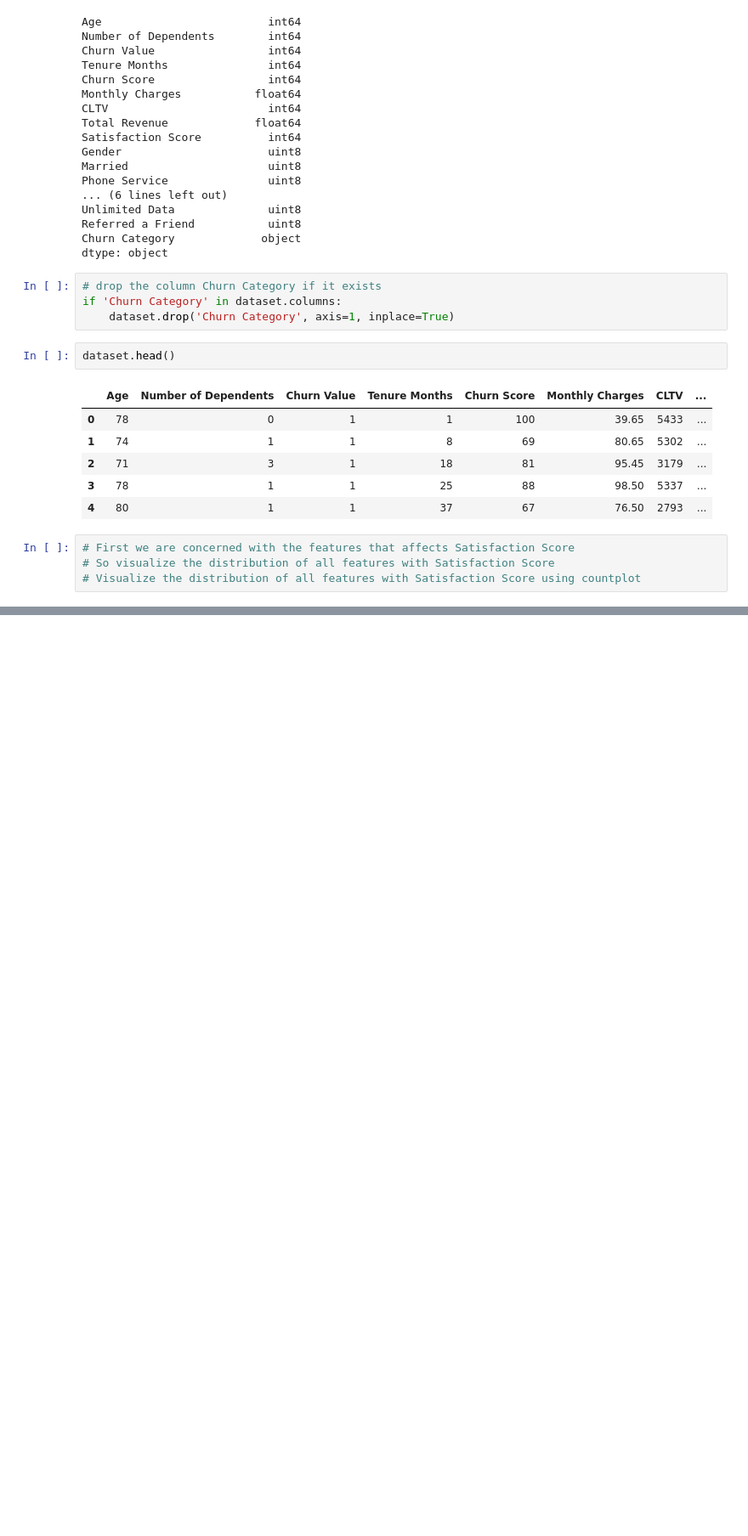
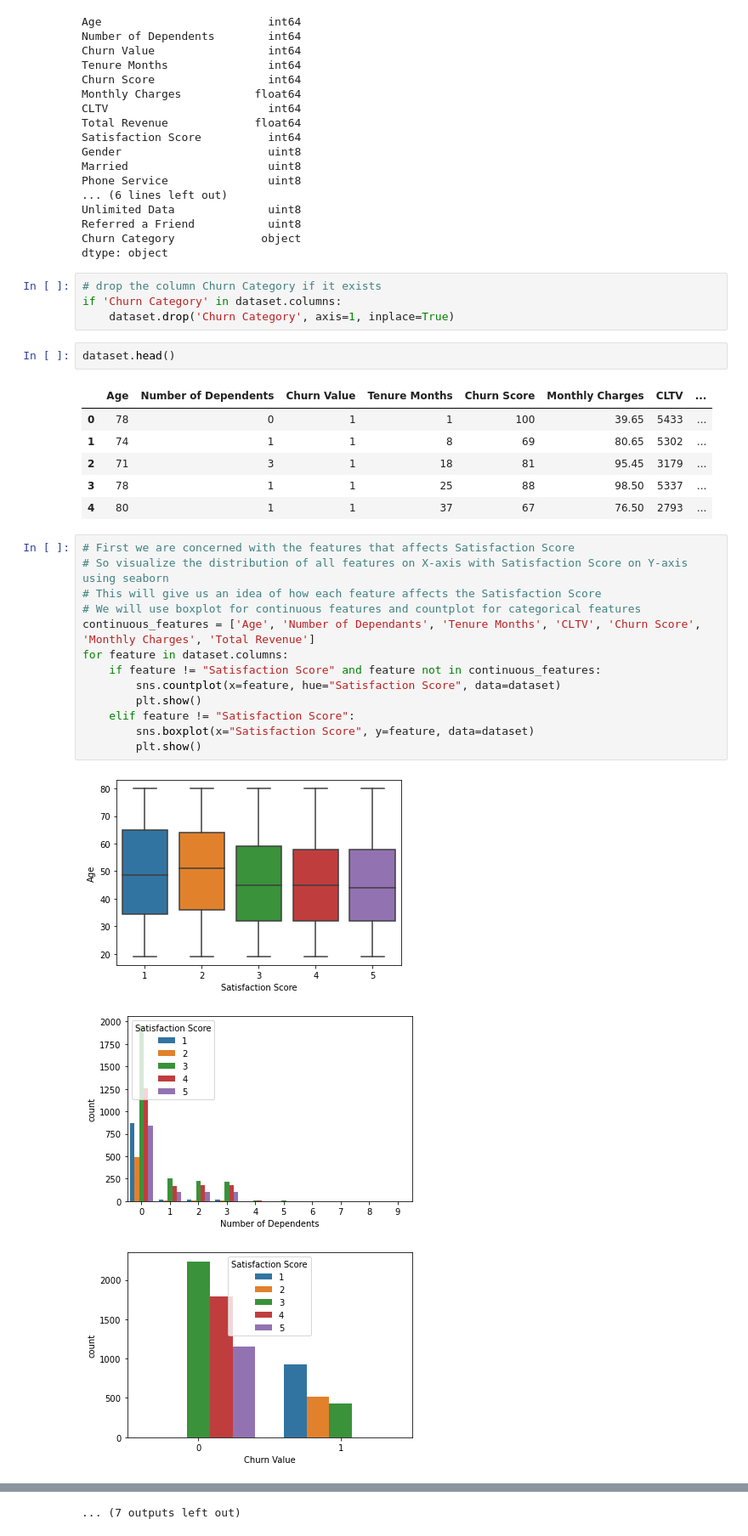
Before and after one commit to Ahmedmma72/Customer-Churn-Analysis-For-Telecommunication, a Jupyter notebook: Q3/q3.ipynb, the cells around one changed output, grey strips where cells are left out. Shown: that part at 85% size. Saved outputs shown, nothing was run; the diff lists cells and outputs as text; blank space fills up the shorter version.

```diff
--- a/Q3/q3.ipynb
+++ b/Q3/q3.ipynb
@@ -59,7 +59,20 @@ dataset.head()
 | 2 | 71 | 3 | 1 | 18 | 81 | 95.45 | 3179 | ... |
 | 3 | 78 | 1 | 1 | 25 | 88 | 98.50 | 5337 | ... |
 | 4 | 80 | 1 | 1 | 37 | 67 | 76.50 | 2793 | ... |
-# %%
-# First we are concerned with the features that affects Satisfaction Score
-# So visualize the distribution of all features with Satisfaction Score
-# Visualize the distribution of all features with Satisfaction Score using countplot
+# %%
+# First we are concerned with the features that affects Satisfaction Score
+# So visualize the distribution of all features on X-axis with Satisfaction Score on Y-axis using seaborn
+# This will give us an idea of how each feature affects the Satisfaction Score
+# We will use boxplot for continuous features and countplot for categorical features
+continuous_features = ['Age', 'Number of Dependants', 'Tenure Months', 'CLTV', 'Churn Score', 'Monthly Charges', 'Total Revenue']
+for feature in dataset.columns:
+    if feature != "Satisfaction Score" and feature not in continuous_features:
+        sns.countplot(x=feature, hue="Satisfaction Score", data=dataset)
+        plt.show()
+    elif feature != "Satisfaction Score":
+        sns.boxplot(x="Satisfaction Score", y=feature, data=dataset)
+        plt.show()
+# %% [output]
+[figure, added]
+[figure, added]
+[figure, added]
@@ -65,0 +88 @@ dataset.head()
+... (7 outputs left out)
```
Also changed, not shown: parts of 6 cells of this notebook.
